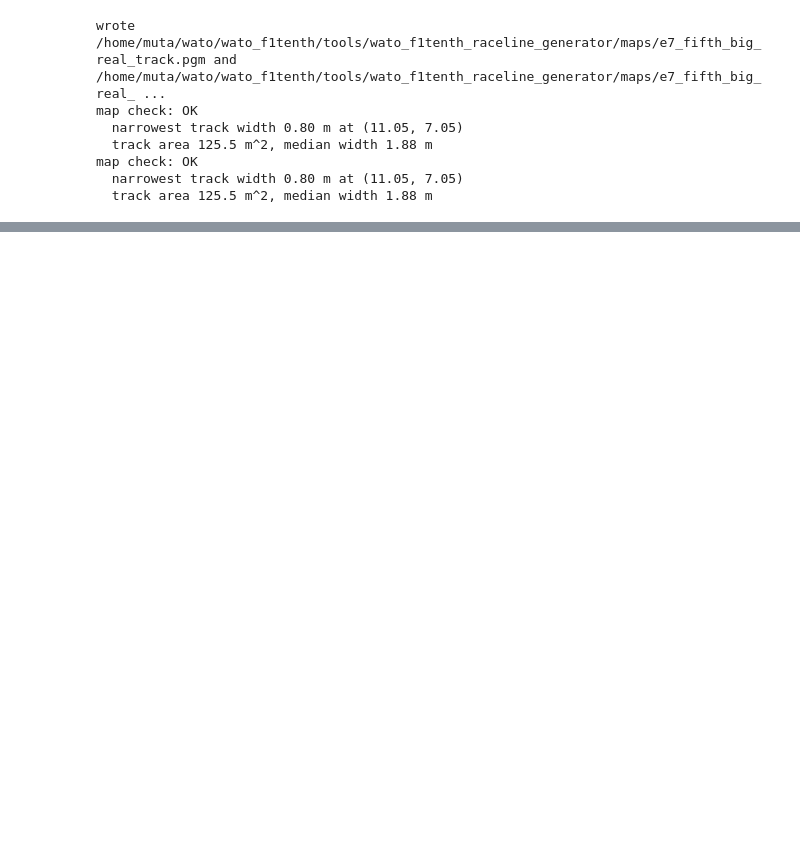
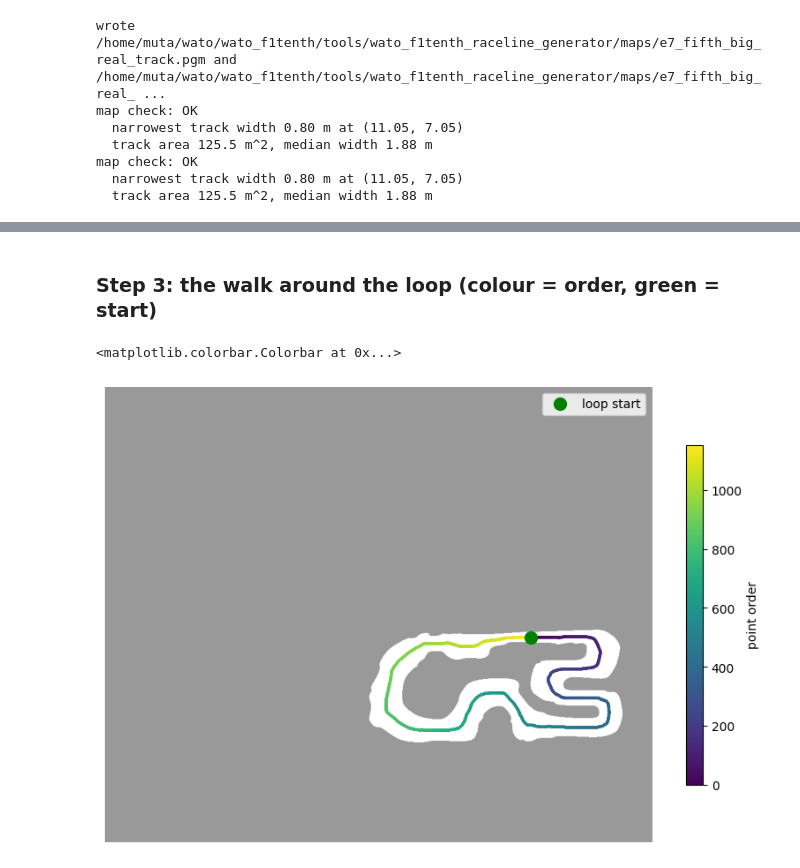
Before and after one commit to WATonomous/wato_f1tenth_raceline_generator, a Jupyter notebook: map_converter.ipynb, the cells around one changed output, grey strips where cells are left out. Cells and saved outputs as stored; diff of their text form; code cells hidden in the pictures; blank space fills up the shorter version.

```diff
--- a/map_converter.ipynb
+++ b/map_converter.ipynb
@@ -399,0 +87,12 @@ Next up, check out `sanity_check.ipynb` to make sure that the centerline generat
+# %% [markdown]
+### Step 3: the walk around the loop (colour = order, green = start)
+# %%
+order = result["order_px"]
+plt.figure(figsize=(10, 10))
+plt.imshow(result["binary"], cmap="gray", origin="lower", alpha=0.4)
+plt.scatter(order[:, 0], order[:, 1], c=np.arange(len(order)), s=2, cmap="viridis")
+plt.plot(order[0, 0], order[0, 1], "go", ms=10, label="loop start")
+plt.legend(); plt.axis("off"); plt.colorbar(shrink=0.5, label="point order")
+# %% [output]
+<matplotlib.colorbar.Colorbar at 0x...>
+[figure, added]
```
Also changed, not shown: parts of 34 cells of this notebook, 3 other files.
